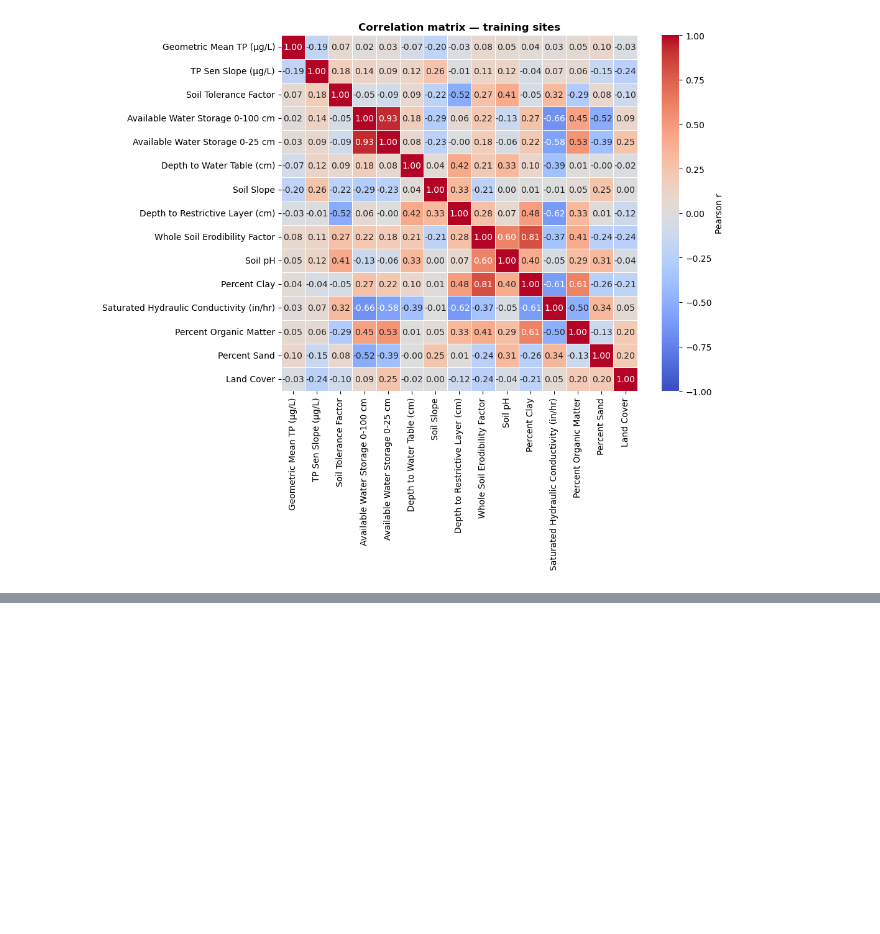
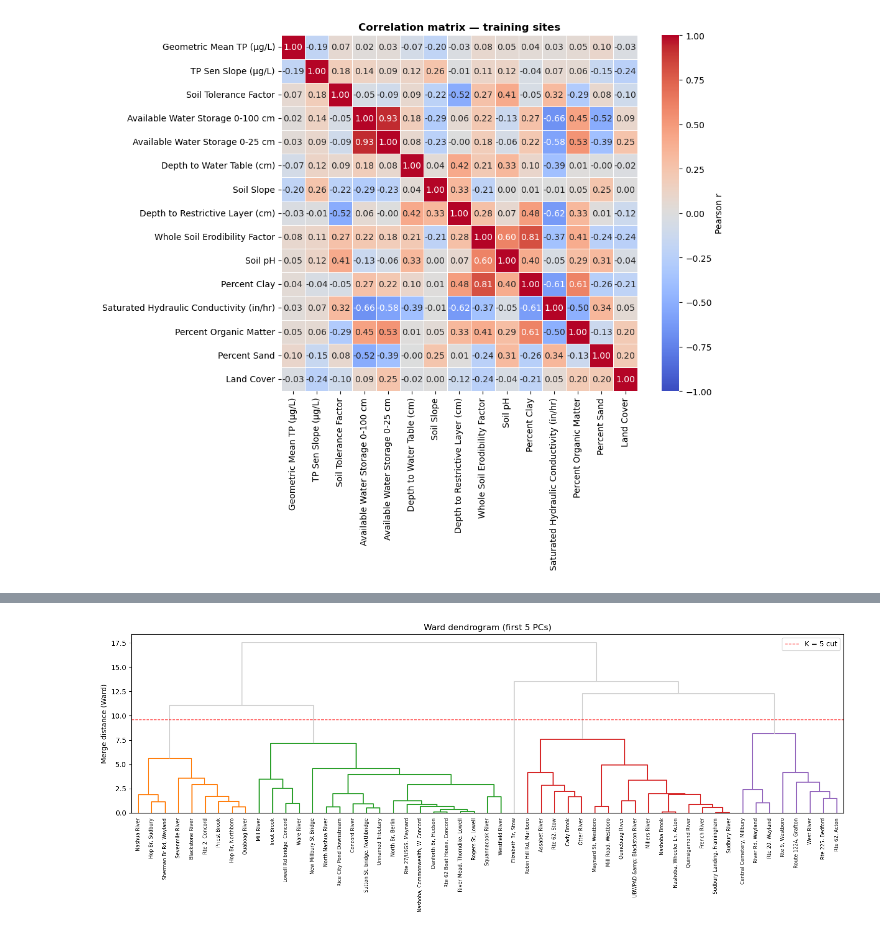
Before and after one commit to narslab/stream-station-typology, a Jupyter notebook: bin/ss-typology.ipynb, the cells around one changed output, grey strips where cells are left out. Cells and saved outputs as stored; diff of their text form; code cells hidden in the pictures; blank space fills up the shorter version.

```diff
--- a/bin/ss-typology.ipynb
+++ b/bin/ss-typology.ipynb
@@ -216,0 +288,19 @@ Cluster
+# %%
+# --- Ward dendrogram (hierarchy behind the chosen cut) ---
+link = linkage(Z, method="ward")
+d = np.sort(link[:, 2])
+thr = 0.5 * (d[-K] + d[-(K - 1)])     # cut that yields K clusters
+
+fig, ax = plt.subplots(figsize=(15, 6))
+dendrogram(link, labels=train["MonitoringLocationName"].values,
+           color_threshold=thr, above_threshold_color="lightgrey", ax=ax)
+ax.axhline(thr, color="red", ls="--", lw=1, label=f"K = {K} cut")
+ax.set(title="Ward dendrogram (first 5 PCs)", ylabel="Merge distance (Ward)")
+ax.tick_params(axis="x", labelsize=7)
+plt.setp(ax.get_xticklabels(), rotation=90, ha="center")
+ax.legend()
+fig.tight_layout()
+fig.savefig(OUT / "ward_dendrogram.png", dpi=200)
+plt.show()
+# %% [output]
+[figure, added]
```
Also changed, not shown: parts of 13 cells of this notebook, 11 other files.
